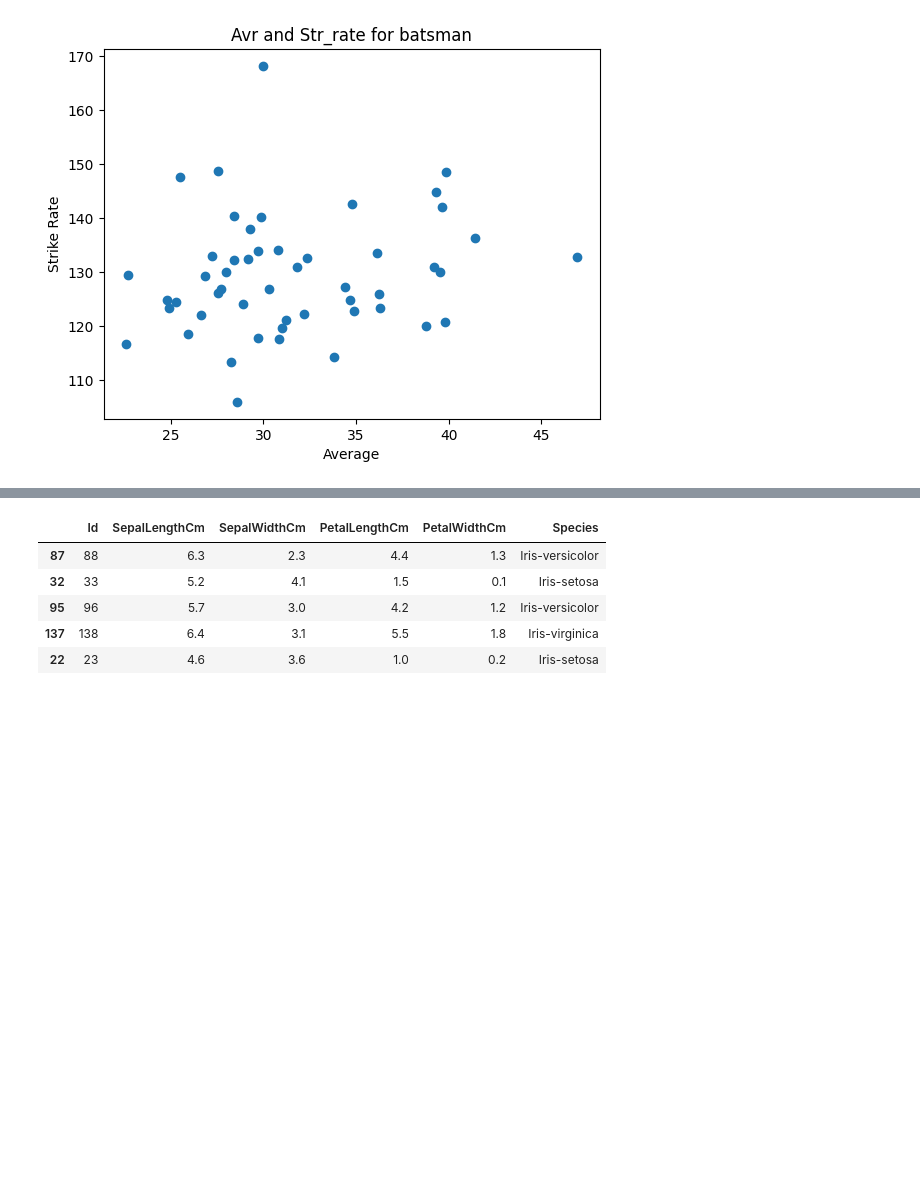
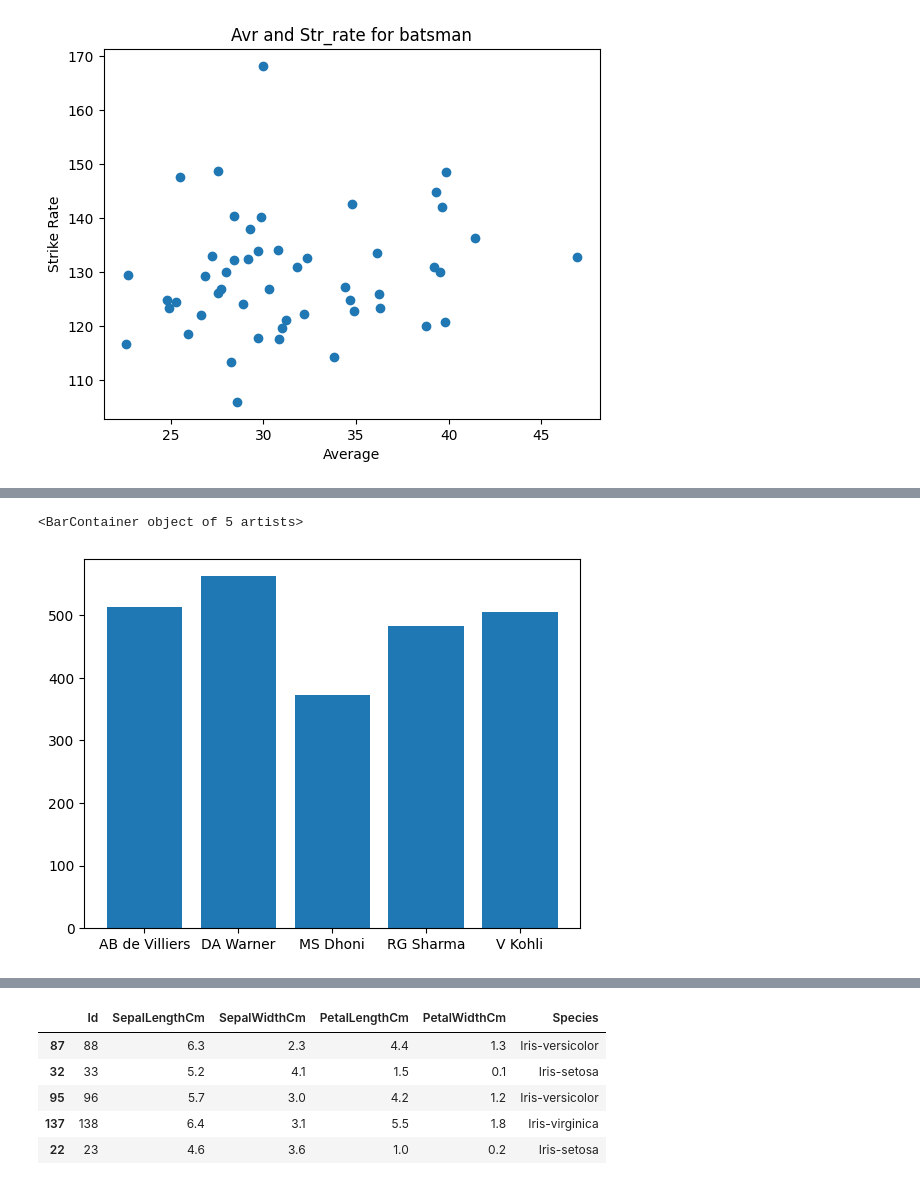
Before and after one commit to RiyazRizvi/Matplotlib, a Jupyter notebook: file.ipynb, the cells around one changed output, grey strips where cells are left out. Cells and saved outputs as stored; diff of their text form; code cells hidden in the pictures; blank space fills up the shorter version.

```diff
--- a/file.ipynb
+++ b/file.ipynb
@@ -166,0 +180,4 @@ Text(0, 0.5, 'Strike Rate')
+# %%
+
+df=pd.read_csv('batsman_season_record.csv')
+df
@@ -166,0 +191,5 @@ Text(0, 0.5, 'Strike Rate')
+# %%
+plt.bar(df['batsman'],df['2015'])
+# %% [output]
+<BarContainer object of 5 artists>
+[figure, added]
```
Also changed, not shown: parts of 8 cells of this notebook.
